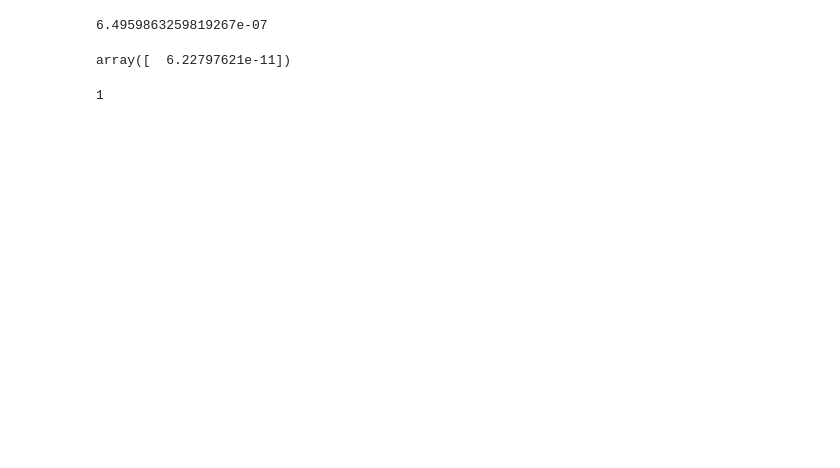
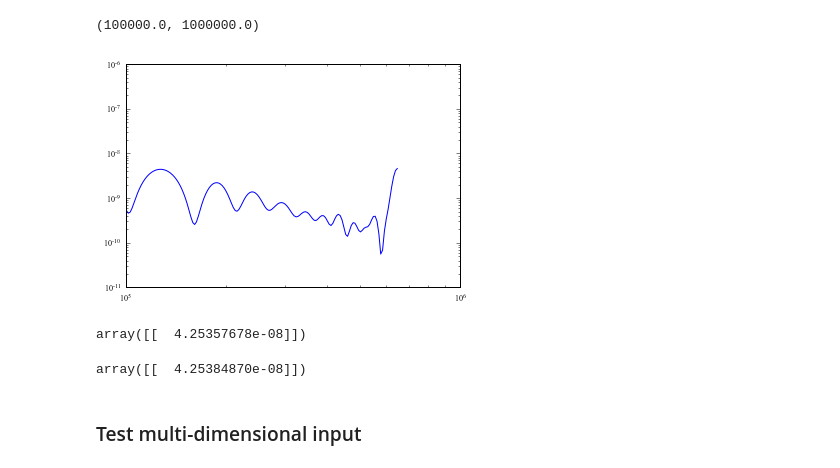
Before and after one commit to eblur/newdust, a Jupyter notebook: examples/plot_scatmodels.ipynb, the cells around one changed output. Drawn from its saved outputs; the diff is of its cells as text; code cells hidden in the pictures; blank space fills up the shorter version.

```diff
--- a/examples/plot_scatmodels.ipynb
+++ b/examples/plot_scatmodels.ipynb
@@ -32,0 +62,3 @@ from scipy.integrate import trapz
+# %%
+mtest = scatmodels.Mie()
+mtest.calculate(VLAM, AUM, CMS, unit='angs', theta=THETA_ASEC)
@@ -33,13 +69,17 @@ from scipy.integrate import trapz
+# %%
+plt.plot(THETA_ASEC, mtest.diff[0,0,:])
+plt.loglog()
+plt.xlim(1.e5, 1.e6)
+# %% [output]
+(100000.0, 1000000.0)
+[figure, added]
 # %%
-THETA_RAD = THETA * (2.0*np.pi) / (360.*60.*60.)
-trapz(diff * 2.0*np.pi*THETA_RAD, THETA_RAD)
+trapz(mtest.diff * 2.0*np.pi*np.sin(THETA_RAD), THETA_RAD)
 # %% [output]
-6.4959863259819267e-07
+array([[  4.25357678e-08]])
-# %%
-rgd.Qsca(1.0, AUM, CM, unit='kev') * np.pi * (AUM * 1.e-6)**2
-# %% [output]
-array([  6.22797621e-11])
-# %%
-np.size(1.0)
-# %% [output]
-1
+# %%
+mtest.qsca * np.pi * (AUM_CM)**2
+# %% [output]
+array([[  4.25384870e-08]])
+# %% [markdown]
+### Test multi-dimensional input
```
Also changed, not shown: parts of 23 cells of this notebook, 2 other files.
